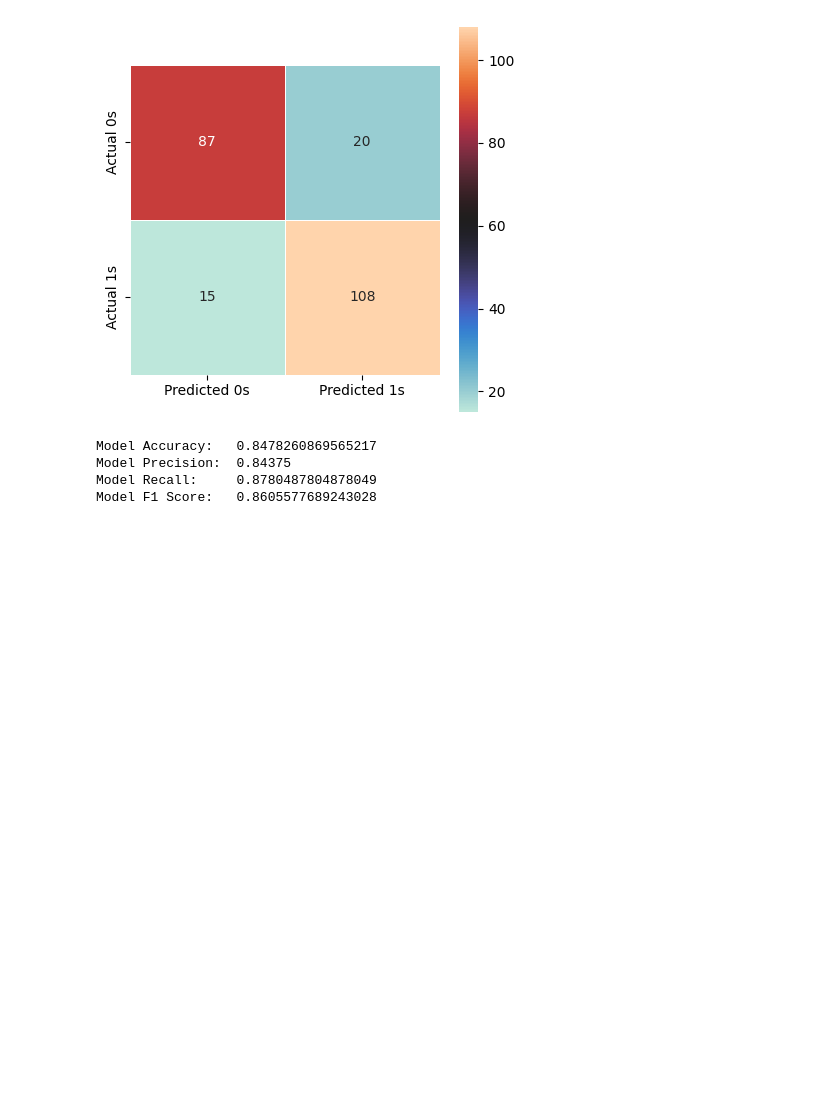
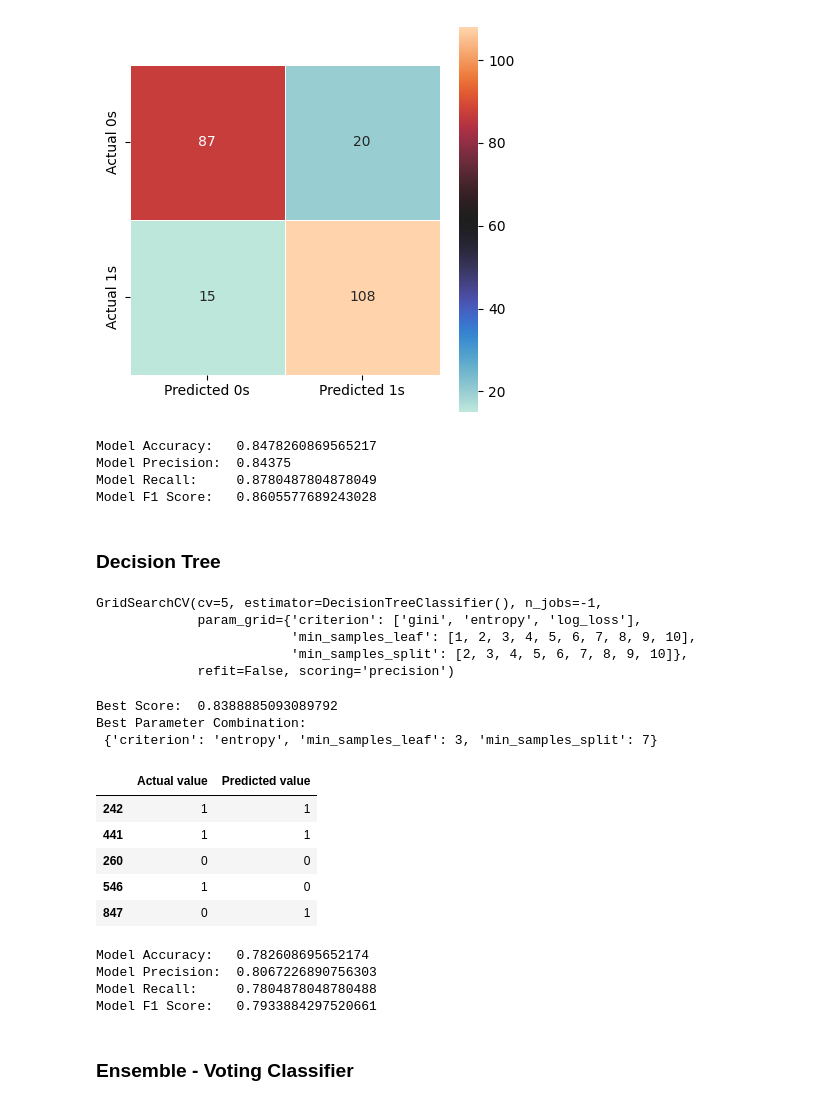
Before and after one commit to HarshTanwar001/Heart-Disease-Prediction, a Jupyter notebook: Heart_Disease_Prediction.ipynb, the cells around one changed output. Drawn from its saved outputs; the diff is of its cells as text; code cells hidden in the pictures; blank space fills up the shorter version.

Commit message:
Implemented Decision Tree and Ensemble Learning

```diff
--- a/Heart_Disease_Prediction.ipynb
+++ b/Heart_Disease_Prediction.ipynb
@@ -271,9 +273,9 @@ param_grid = {
     'solver': ['liblinear', 'saga']
 }
 
-svm = LogisticRegression(n_jobs=-1)
-svm_cv = GridSearchCV(svm, param_grid, n_jobs=-1, refit=False, scoring='precision', cv=5)
-svm_cv.fit(x, y)
+lr = LogisticRegression(n_jobs=-1)
+lr_cv = GridSearchCV(lr, param_grid, n_jobs=-1, refit=False, scoring='precision', cv=5)
+lr_cv.fit(x, y)
 # %% [output]
 GridSearchCV(cv=5, estimator=LogisticRegression(n_jobs=-1), n_jobs=-1,
              param_grid={'C': [0.1, 0.2, 0.3, 0.4, 0.5, 0.6, 0.7, 0.8, 0.9,
@@ -473,3 +475,61 @@ Model Accuracy:   0.8478260869565217
 Model Precision:  0.84375
 Model Recall:     0.8780487804878049
 Model F1 Score:   0.8605577689243028
+# %% [markdown]
+### Decision Tree
+# %%
+param_grid = {
+    'criterion': ['gini', 'entropy', 'log_loss'],
+    'min_samples_split': [i for i in range(2, 11)],
+    'min_samples_leaf': [i for i in range(1, 11)]
+}
+
+d_tree = DecisionTreeClassifier()
+d_tree_cv = GridSearchCV(d_tree, param_grid, n_jobs=-1, refit=False, scoring='precision', cv=5)
+d_tree_cv.fit(x, y)
+# %% [output]
+GridSearchCV(cv=5, estimator=DecisionTreeClassifier(), n_jobs=-1,
+             param_grid={'criterion': ['gini', 'entropy', 'log_loss'],
+                         'min_samples_leaf': [1, 2, 3, 4, 5, 6, 7, 8, 9, 10],
+                         'min_samples_split': [2, 3, 4, 5, 6, 7, 8, 9, 10]},
+             refit=False, scoring='precision')
+# %%
+print("Best Score: ", d_tree_cv.best_score_)
+print("Best Parameter Combination: \n", d_tree_cv.best_params_)
+# %% [output]
+Best Score:  0.8388885093089792
+Best Parameter Combination:
+ {'criterion': 'entropy', 'min_samples_leaf': 3, 'min_samples_split': 7}
+# %%
+x_train, x_test, y_train, y_test = train_test_split(x, y, test_size=0.25, random_state=10)
+
+# Fitting the Decision Tree model
+d_tree = DecisionTreeClassifier(criterion='log_loss', min_samples_leaf=3, min_samples_split=7)
+d_tree.fit(x_train, y_train)
+
+# Making predictions on test set
+y_pred = d_tree.predict(x_test)
+
+# Actual values VS Predicted values
+d_tree_data = pd.DataFrame({'Actual value': y_test, 'Predicted value': y_pred})
+d_tree_data.head()
+# %% [output]
+|  | Actual value | Predicted value |
+| 242 | 1 | 1 |
+| 441 | 1 | 1 |
+| 260 | 0 | 0 |
+| 546 | 1 | 0 |
+| 847 | 0 | 1 |
+# %%
+# Model Evaluation
+print('Model Accuracy:  ', accuracy_score(y_test, y_pred))
+print('Model Precision: ', precision_score(y_test, y_pred))
+print('Model Recall:    ', recall_score(y_test, y_pred))
+print('Model F1 Score:  ', f1_score(y_test, y_pred))
+# %% [output]
+Model Accuracy:   0.782608695652174
+Model Precision:  0.8067226890756303
+Model Recall:     0.7804878048780488
+Model F1 Score:   0.7933884297520661
+# %% [markdown]
+### Ensemble - Voting Classifier
```
Also changed, not shown: parts of 15 cells of this notebook.
